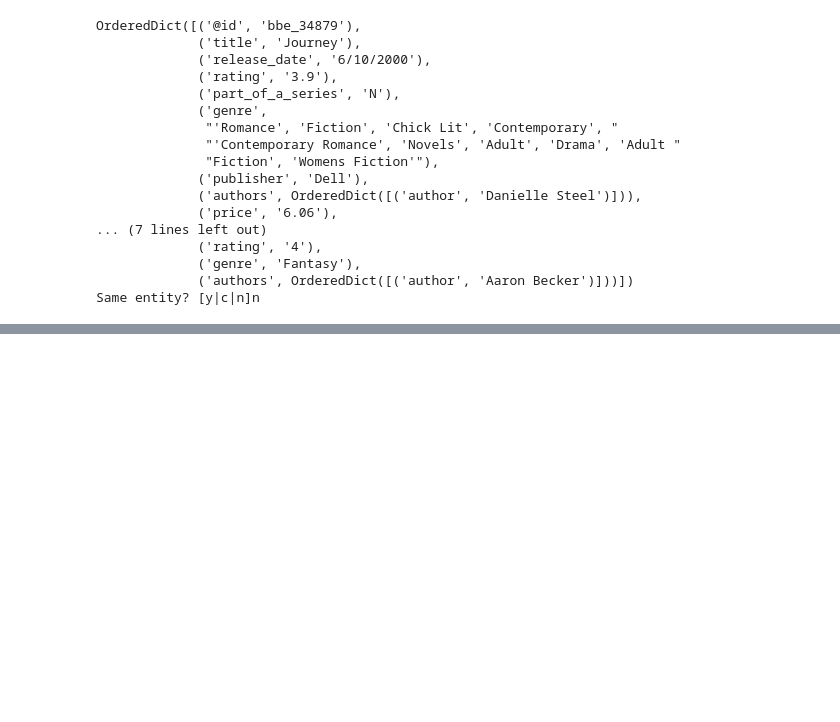
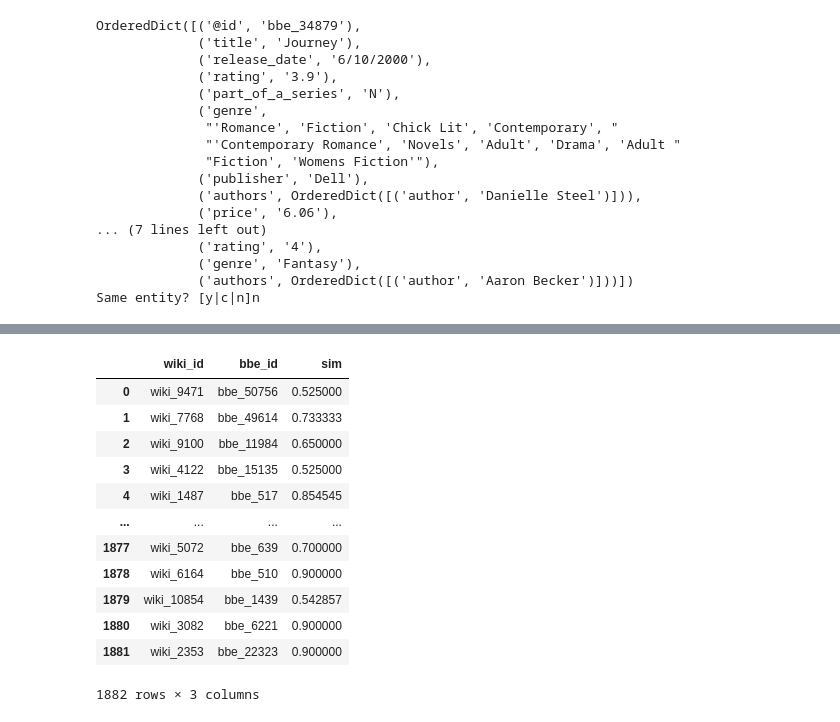
Before and after one commit to waqarurrehman/Team8_Project_Winter, a Jupyter notebook: usecase/create_goldstandard.ipynb, the cells around one changed output, grey strips where cells are left out. Saved outputs shown, nothing was run; the diff lists cells and outputs as text; code cells hidden in the pictures; blank space fills up the shorter version.

```diff
--- a/usecase/create_goldstandard.ipynb
+++ b/usecase/create_goldstandard.ipynb
@@ -176,0 +203,16 @@ goldstandard.close()
+# %%
+corr_wiki2bbe
+# %% [output]
+|  | wiki_id | bbe_id | sim |
+| 0 | wiki_9471 | bbe_50756 | 0.525000 |
+| 1 | wiki_7768 | bbe_49614 | 0.733333 |
+| 2 | wiki_9100 | bbe_11984 | 0.650000 |
+| 3 | wiki_4122 | bbe_15135 | 0.525000 |
+| 4 | wiki_1487 | bbe_517 | 0.854545 |
+| ... | ... | ... | ... |
+| 1877 | wiki_5072 | bbe_639 | 0.700000 |
+| 1878 | wiki_6164 | bbe_510 | 0.900000 |
+| 1879 | wiki_10854 | bbe_1439 | 0.542857 |
+| 1880 | wiki_3082 | bbe_6221 | 0.900000 |
+| 1881 | wiki_2353 | bbe_22323 | 0.900000 |
+1882 rows × 3 columns
```
Also changed, not shown: parts of 7 cells of this notebook, 3 other files.
